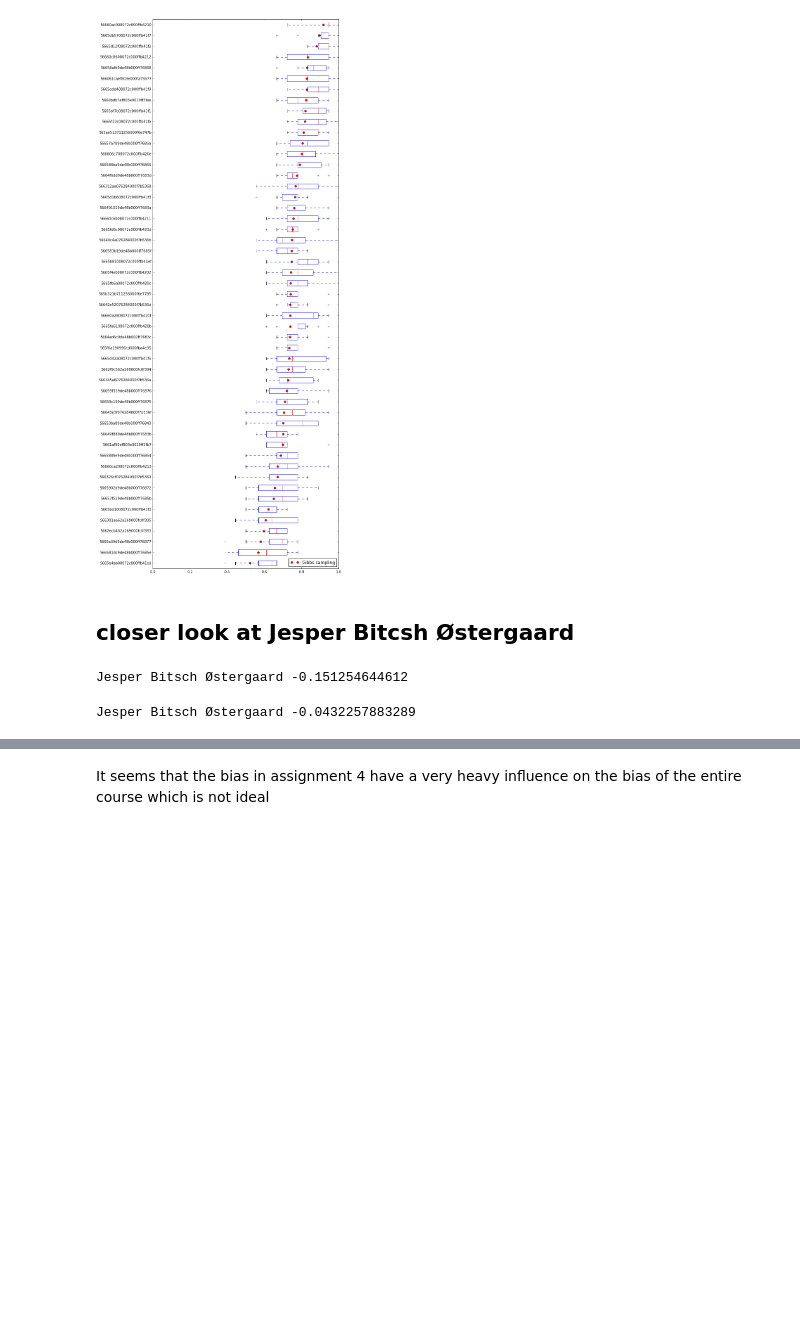
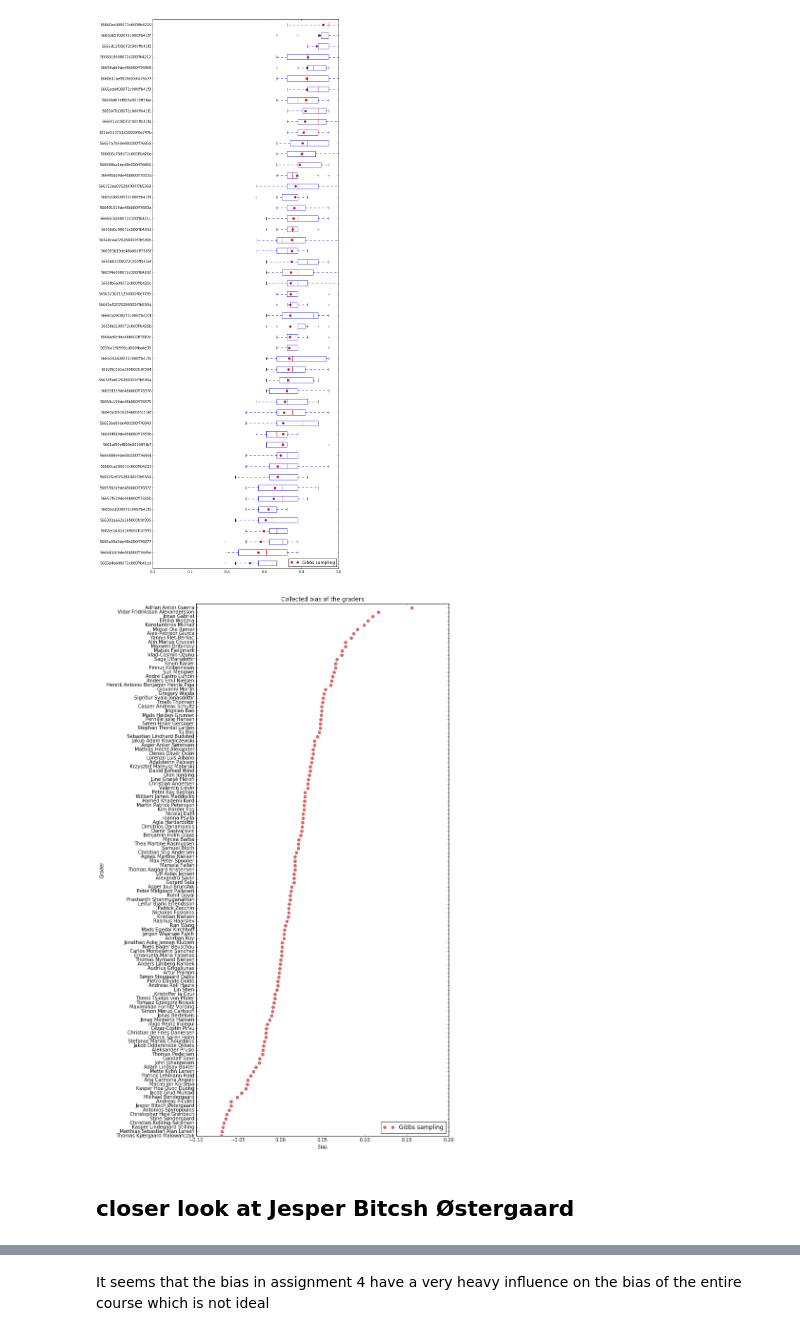
Before and after one commit to TomMalow/pymcmodels, a Jupyter notebook: ImplementationTestPeergradeGibbs.ipynb, the cells around one changed output, grey strips where cells are left out. Drawn from its saved outputs; the diff is of its cells as text; code cells hidden in the pictures; blank space fills up the shorter version.

Commit message:
Finished GibbsQuestion analysis

```diff
--- a/ImplementationTestPeergradeGibbs.ipynb
+++ b/ImplementationTestPeergradeGibbs.ipynb
@@ -455,3 +455,41 @@ plot_bias(a4_data,a4_result)
 plot_handin_score(a4_data,a4_result)
 # %% [output]
 [figure]
+# %%
+def plot_all_grader_bias(data_result):
+
+    grader_bias = defaultdict(list)
+
+    for data,result in data_result:
+
+        for name, g in t.graders.iteritems():
+            grader_bias[name].append(result['B'][name])
+
+    scores = list()
+
+    for name, values in grader_bias.iteritems():
+        scores.append((user_name(ObjectId(name)),np.mean(values)))
+
+    ax = plt.subplot(111)
+
+    scores.sort(key=lambda x:x[1])
+    model_1 = map(lambda x : float(x[1]),scores)
+
+    label = map(lambda x : x[0],scores)
+    y = xrange(0,len(scores))
+    plt.plot(model_1,y,'or',label="Gibbs sampling",alpha=0.65)
+
+    box = ax.get_position()
+    ax.set_position([box.x0, box.y0,
+                     box.width+0.45, box.height*5])
+    plt.yticks(xrange(0,len(scores)),label)
+    plt.legend(loc=4)
+    plt.title("Collected bias of the graders")
+    plt.vlines(0, 0, len(scores), color="k", linestyles="--", lw=1)
+    plt.ylabel("Grader")
+    plt.xlabel("Bias")
+    plt.show()
+# %%
+plot_all_grader_bias([(a1_data,a1_result),(a2_data,a2_result),(a3_data,a3_result),(a4_data,a4_result)])
+# %% [output]
+[figure, added]
@@ -458,18 +519,2 @@ plot_handin_score(a4_data,a4_result)
 # %% [markdown]
 ## closer look at  Jesper Bitcsh Østergaard
-# %%
-sr = get_sorted_result(course_data,course_result)
-
-for name, value in sr:
-    if name == u'Jesper Bitsch \xd8stergaard':
-        print name, value
-# %% [output]
-Jesper Bitsch Østergaard -0.151254644612
-# %%
-sr = get_sorted_result(a1_data,a1_result)
-
-for name, value in sr:
-    if name == u'Jesper Bitsch \xd8stergaard':
-        print name, value
-# %% [output]
-Jesper Bitsch Østergaard -0.0432257883289
```
Also changed, not shown: parts of 37 cells of this notebook.
